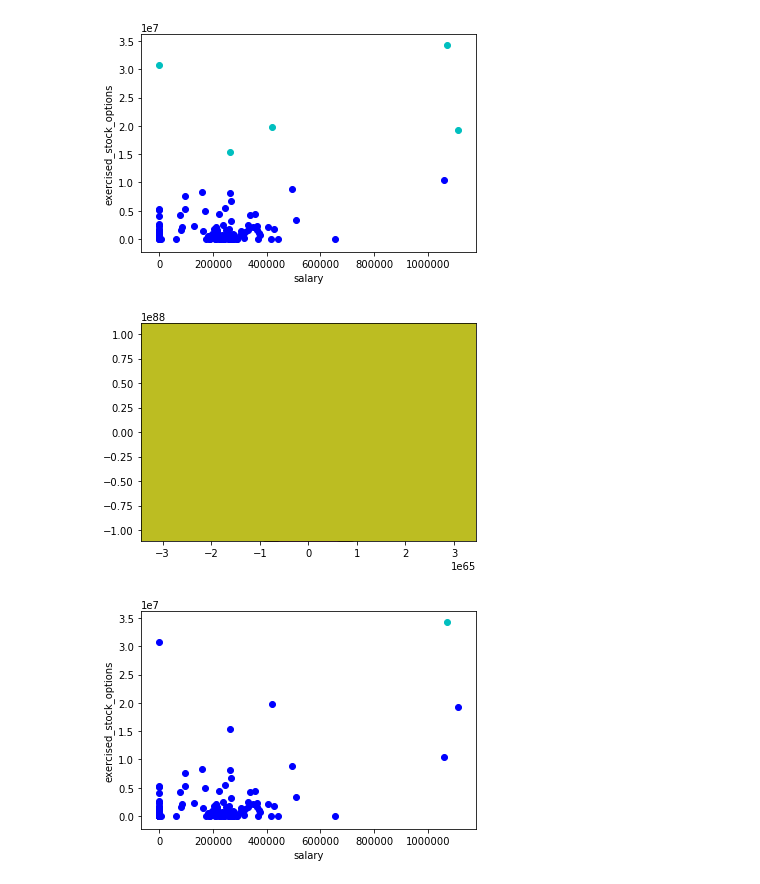
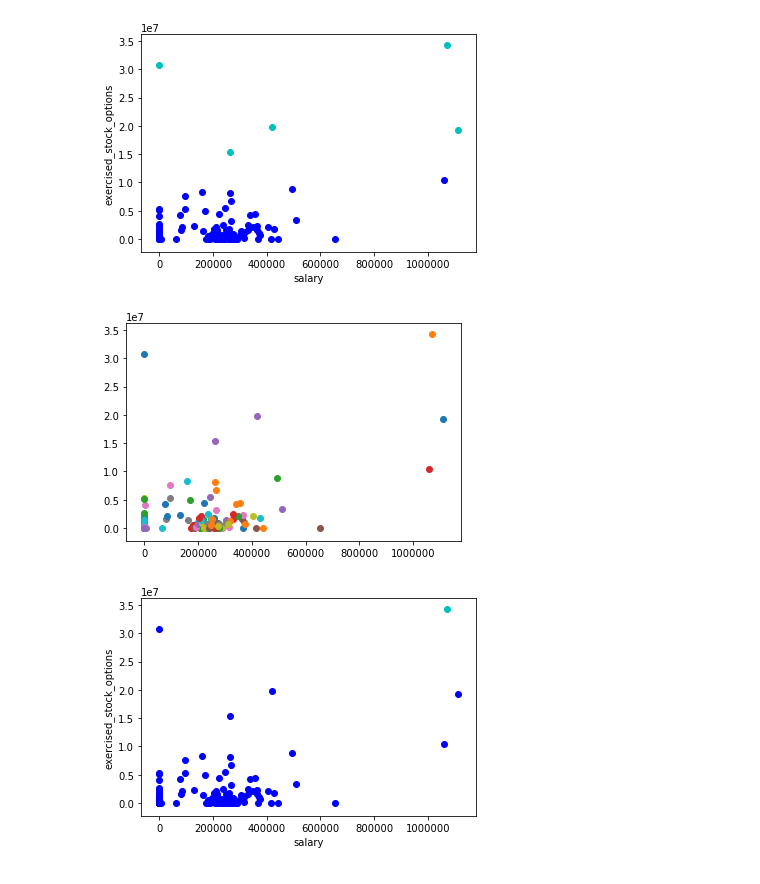
Before and after one commit to mukerong/Data-Analytics-Nanodegree, a Jupyter notebook: Machine-Learning/Mini-Project.ipynb, the cells around one changed output. Drawn from its saved outputs; the diff is of its cells as text; code cells hidden in the pictures.

```diff
--- a/Machine-Learning/Mini-Project.ipynb
+++ b/Machine-Learning/Mini-Project.ipynb
@@ -1564,34 +1564,34 @@ data_dict.pop("TOTAL", 0)
 feature_1 = "salary"
 feature_2 = "exercised_stock_options"
 feature_3 = 'total_payments'
 poi  = "poi"
 features_list = [poi, feature_1, feature_2, feature_3]
 data = featureFormat(data_dict, features_list )
 poi, finance_features = targetFeatureSplit( data )
 
 
 ### in the "clustering with 3 features" part of the mini-project,
 ### you'll want to change this line to
 ### for f1, f2, _ in finance_features:
 ### (as it's currently written, the line below assumes 2 features)
-for f1, f2, f3 in finance_features:
-    plt.scatter( f1, f2, f3 )
+for f1, f2, _ in finance_features:
+    plt.scatter( f1, f2 )
 plt.show()
 
 ### cluster here; create predictions of the cluster labels
 ### for the data and store them to a list called pred
 from sklearn.cluster import KMeans
 kmeans = KMeans(n_clusters=2)
 pred = kmeans.fit_predict(finance_features)
 
 
 
 ### rename the "name" parameter when you change the number of features
 ### so that the figure gets saved to a different file
 try:
     Draw(pred, finance_features, poi, mark_poi=False, name="clusters.pdf", f1_name=feature_1, f2_name=feature_2)
 except NameError:
     print "no predictions object named pred found, no clusters to plot"
 # %% [output]
-[figure, old version]
+[figure, new version]
 [figure]
```
